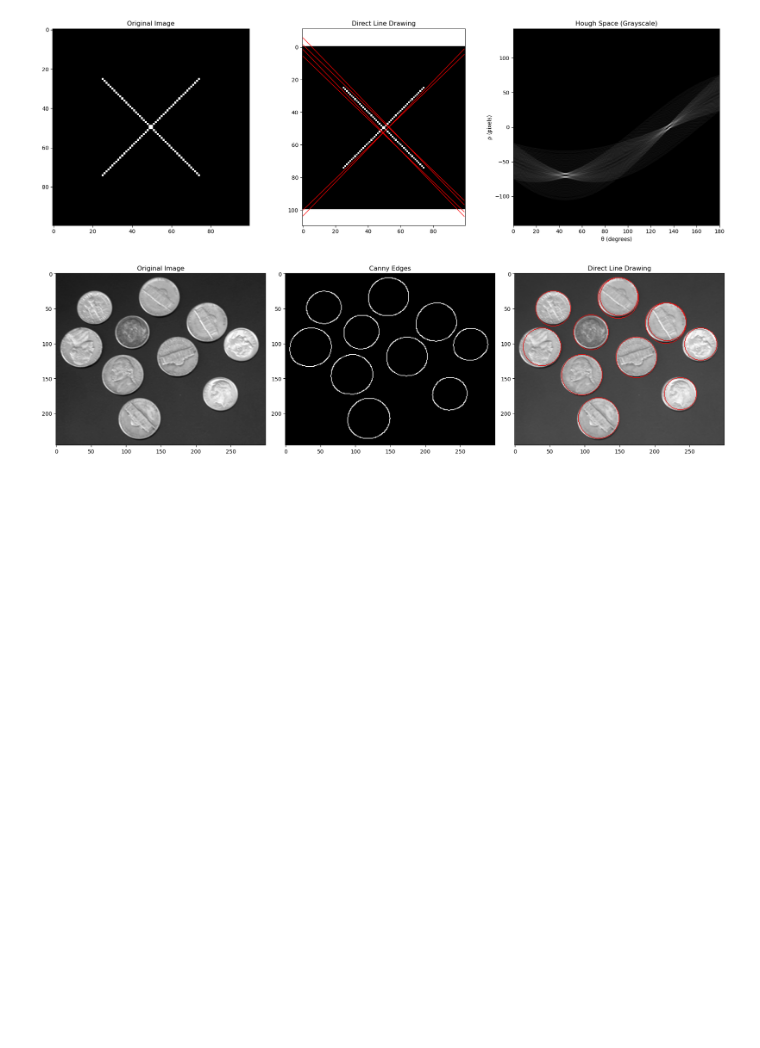
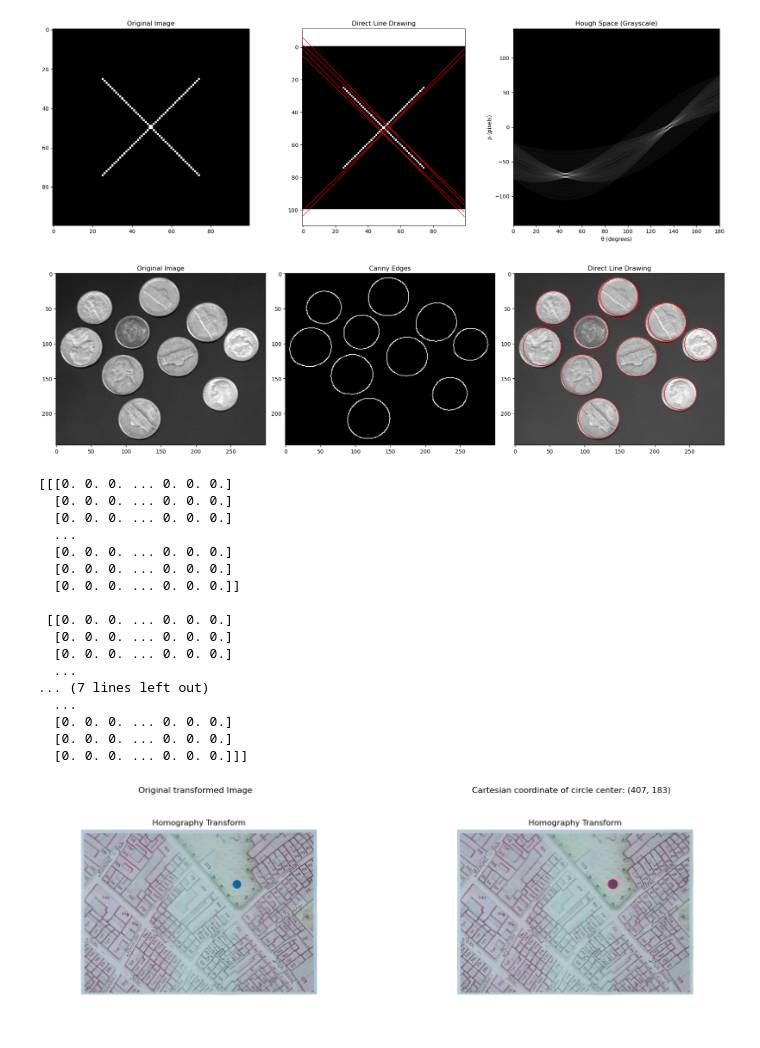
Before and after one commit to santiweide/SIG2025, a Jupyter notebook: code_week7/A7_3.ipynb, the cells around one changed output. Drawn from its saved outputs; the diff is of its cells as text; code cells hidden in the pictures; blank space fills up the shorter version.

```diff
--- a/code_week7/A7_3.ipynb
+++ b/code_week7/A7_3.ipynb
@@ -150,3 +150,57 @@ plt.savefig('A7_3.3.png')
 plt.show()
 # %% [output]
 [figure]
+# %%
+# 3.4
+import numpy as np
+import matplotlib.pyplot as plt
+from skimage import io, color, morphology, feature, transform
+
+# Grayscale image conversion.
+image = io.imread('transformed_map.png')
+image = image[..., :3]
+gray = color.rgb2gray(image)
+
+# Canny edge image generation
+edges = feature.canny(gray, sigma=2)
+
+# Setting radius intervals and detecting circles
+radii = np.arange(7, 10, 1)
+hough_res = transform.hough_circle(edges, radii)
+accums, cx, cy, radii = transform.hough_circle_peaks(
+    hough_res, radii, total_num_peaks=1
+)
+fig, axes = plt.subplots(1, 2, figsize=(18,6))
+axes[0].imshow(image,cmap='gray')
+axes[0].set_title('Original transformed Image')
+axes[0].axis('off')
+
+axes[1].imshow(image)
+axes[1].add_patch(plt.Circle(
+    (cx, cy), radii[0],
+    edgecolor='red', fill=False, linewidth=2
+))
+axes[1].plot(center_x, center_y, 'ro', markersize=2)
+axes[1].set_title(f"Cartesian coordinate of circle center: ({center_x}, {center_y})")
+axes[1].axis('off')
+plt.savefig('A7_3.4.png')
+plt.show()
+# %% [output]
+[[[0. 0. 0. ... 0. 0. 0.]
+  [0. 0. 0. ... 0. 0. 0.]
+  [0. 0. 0. ... 0. 0. 0.]
+  ...
+  [0. 0. 0. ... 0. 0. 0.]
+  [0. 0. 0. ... 0. 0. 0.]
+  [0. 0. 0. ... 0. 0. 0.]]
+
+ [[0. 0. 0. ... 0. 0. 0.]
+  [0. 0. 0. ... 0. 0. 0.]
+  [0. 0. 0. ... 0. 0. 0.]
+  ...
+... (7 lines left out)
+  ...
+  [0. 0. 0. ... 0. 0. 0.]
+  [0. 0. 0. ... 0. 0. 0.]
+  [0. 0. 0. ... 0. 0. 0.]]]
+[figure, added]
```
Also changed, not shown: parts of 1 cell of this notebook, 6 other files.
